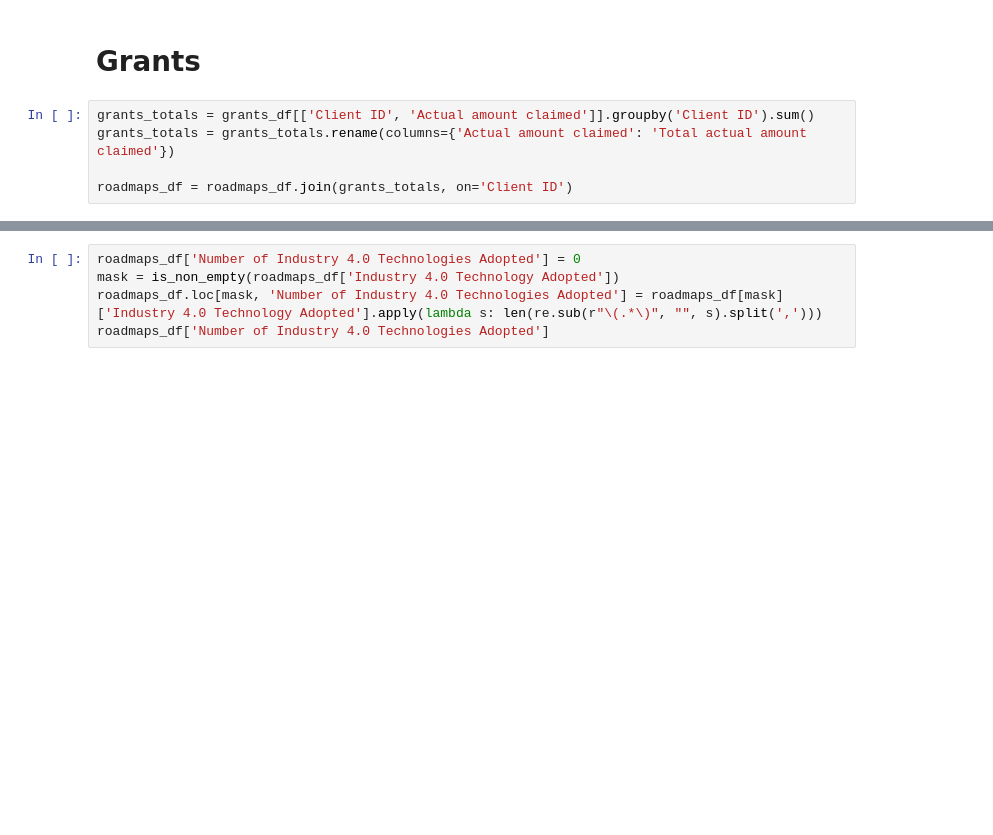
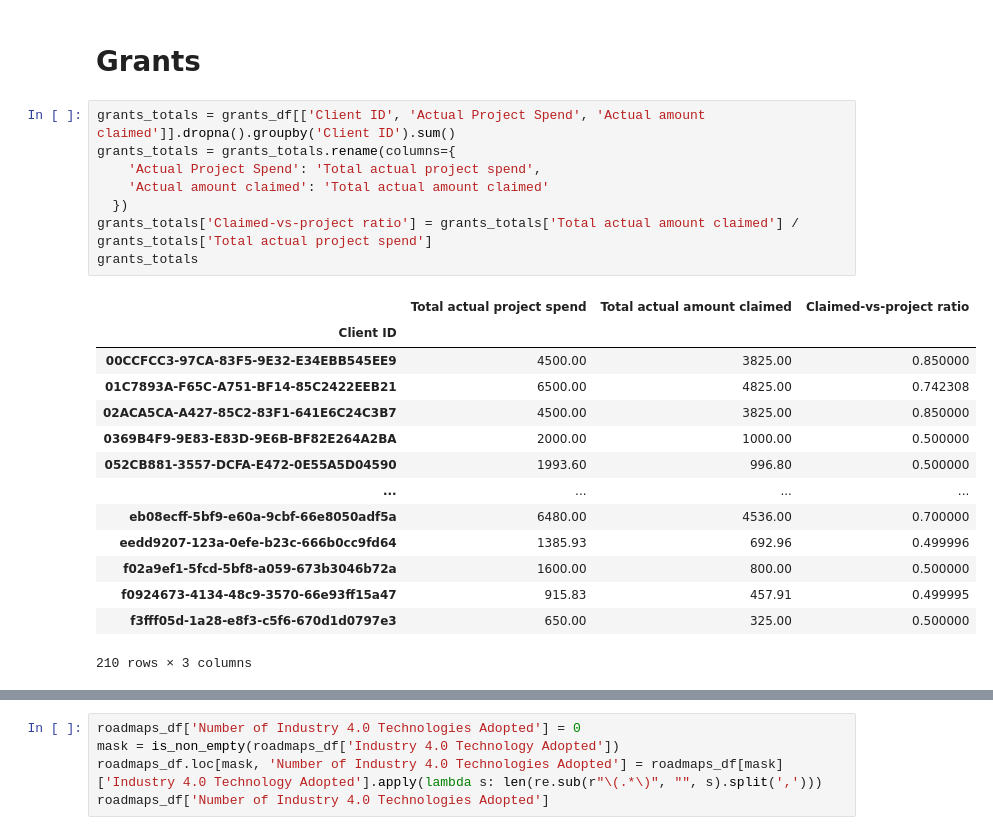
Before and after one commit to roughhawkbit/digi-inno-road-prod, a Jupyter notebook: analysis/2_Distributions_Correlations.ipynb, the cells around one changed output, grey strips where cells are left out. Cells and saved outputs as stored; diff of their text form; blank space fills up the shorter version.

```diff
--- a/analysis/2_Distributions_Correlations.ipynb
+++ b/analysis/2_Distributions_Correlations.ipynb
@@ -369,7 +369,25 @@ Full model: intercept 332515.93891825434, coefficient 107035.50684846086, R^2 0.
 # %% [markdown]
 # Grants
 # %%
-grants_totals = grants_df[['Client ID', 'Actual amount claimed']].groupby('Client ID').sum()
-grants_totals = grants_totals.rename(columns={'Actual amount claimed': 'Total actual amount claimed'})
-
-roadmaps_df = roadmaps_df.join(grants_totals, on='Client ID')
+grants_totals = grants_df[['Client ID', 'Actual Project Spend', 'Actual amount claimed']].dropna().groupby('Client ID').sum()
+grants_totals = grants_totals.rename(columns={
+    'Actual Project Spend': 'Total actual project spend',
+    'Actual amount claimed': 'Total actual amount claimed'
+  })
+grants_totals['Claimed-vs-project ratio'] = grants_totals['Total actual amount claimed'] / grants_totals['Total actual project spend']
+grants_totals
+# %% [output]
+|  | Total actual project spend | Total actual amount claimed | Claimed-vs-project ratio |
+| Client ID |  |  |  |
+| 00CCFCC3-97CA-83F5-9E32-E34EBB545EE9 | 4500.00 | 3825.00 | 0.850000 |
+| 01C7893A-F65C-A751-BF14-85C2422EEB21 | 6500.00 | 4825.00 | 0.742308 |
+| 02ACA5CA-A427-85C2-83F1-641E6C24C3B7 | 4500.00 | 3825.00 | 0.850000 |
+| 0369B4F9-9E83-E83D-9E6B-BF82E264A2BA | 2000.00 | 1000.00 | 0.500000 |
+| 052CB881-3557-DCFA-E472-0E55A5D04590 | 1993.60 | 996.80 | 0.500000 |
+| ... | ... | ... | ... |
+| eb08ecff-5bf9-e60a-9cbf-66e8050adf5a | 6480.00 | 4536.00 | 0.700000 |
+| eedd9207-123a-0efe-b23c-666b0cc9fd64 | 1385.93 | 692.96 | 0.499996 |
+| f02a9ef1-5fcd-5bf8-a059-673b3046b72a | 1600.00 | 800.00 | 0.500000 |
+| f0924673-4134-48c9-3570-66e93ff15a47 | 915.83 | 457.91 | 0.499995 |
+| f3fff05d-1a28-e8f3-c5f6-670d1d0797e3 | 650.00 | 325.00 | 0.500000 |
+210 rows × 3 columns
```
Also changed, not shown: parts of 13 cells of this notebook.
